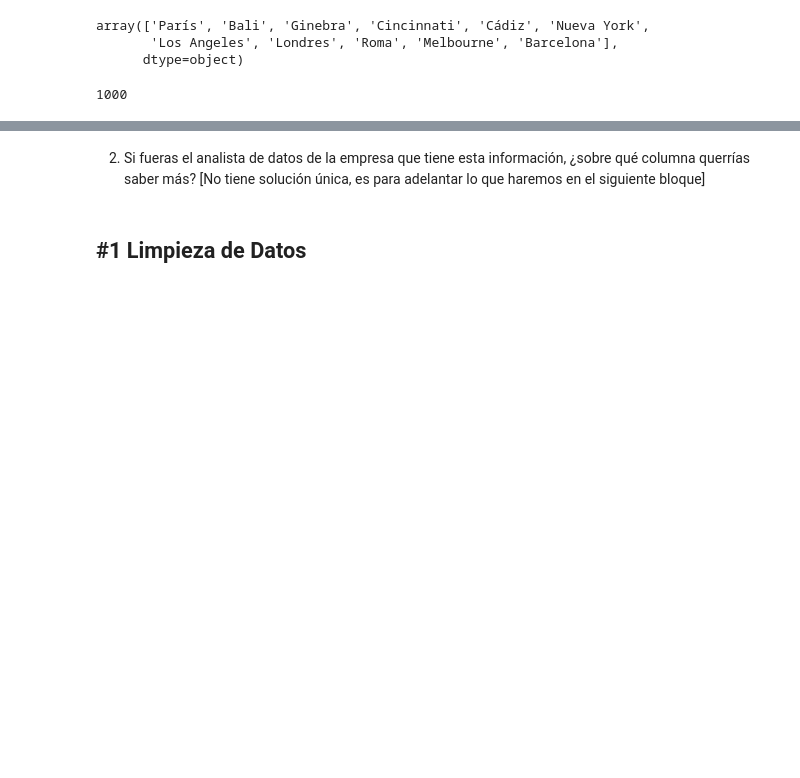
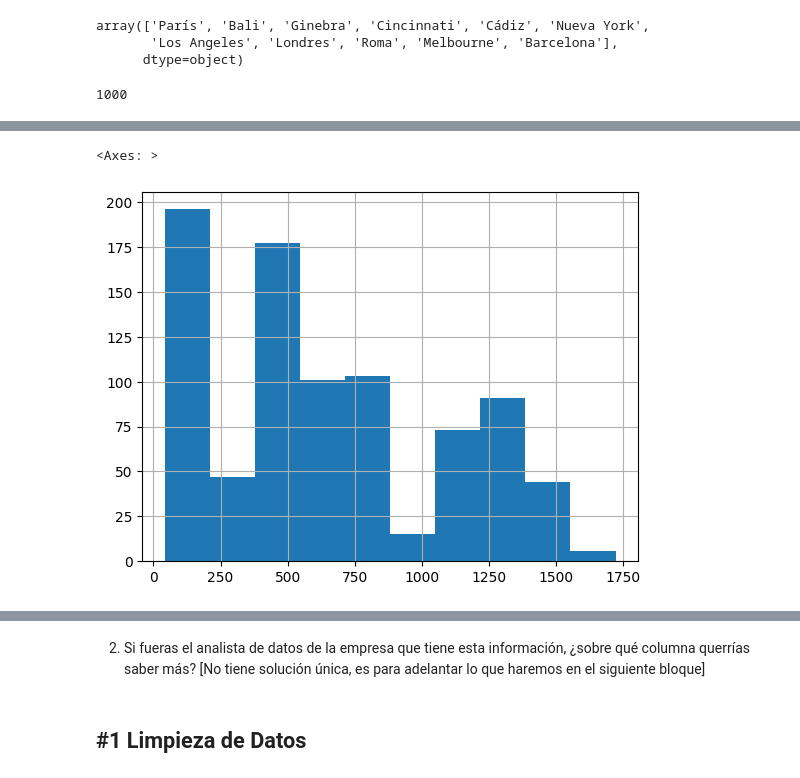
Before and after one commit to MirenA83/ONLINE_DS_THEBRIDGE_MIREN, a Jupyter notebook: ejercicios/sprint 4/unidad 2/practica obligatoria unidad 2/18_Practica_Obligatoria_Pandas_II.ipynb, the cells around one changed output, grey strips where cells are left out. Saved outputs shown, nothing was run; the diff lists cells and outputs as text; code cells hidden in the pictures; blank space fills up the shorter version.

```diff
--- a/ejercicios/sprint 4/unidad 2/practica obligatoria unidad 2/18_Practica_Obligatoria_Pandas_II.ipynb
+++ b/ejercicios/sprint 4/unidad 2/practica obligatoria unidad 2/18_Practica_Obligatoria_Pandas_II.ipynb
@@ -129,0 +136,6 @@ print(len(df_viajes_aereos))
+# %%
+import matplotlib.pyplot as plt
+df_viajes_aereos["duracion"].hist()
+# %% [output]
+<Axes: >
+[figure, added]
```
Also changed, not shown: parts of 6 cells of this notebook.
